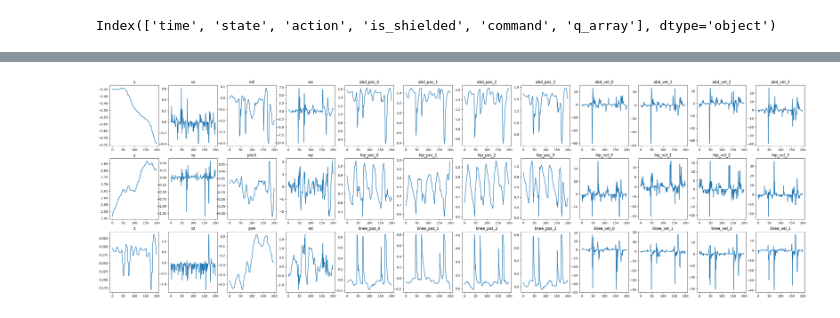
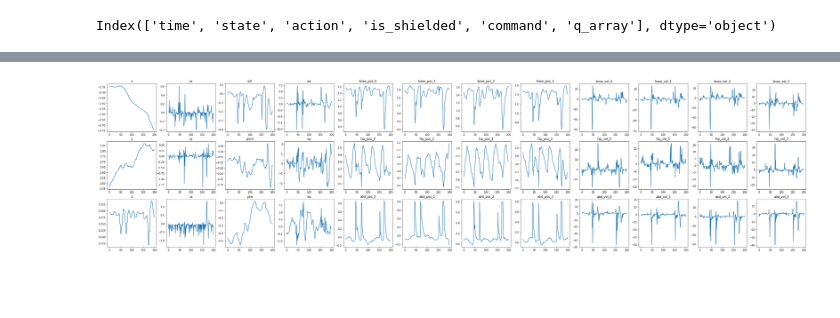
Before and after one commit to SafeRoboticsLab/GhostSDK, a Jupyter notebook: SDK/mblink/data_analysis.ipynb, the cells around one changed output, grey strips where cells are left out. Cells and saved outputs as stored; diff of their text form; code cells hidden in the pictures; blank space fills up the shorter version.

```diff
--- a/SDK/mblink/data_analysis.ipynb
+++ b/SDK/mblink/data_analysis.ipynb
@@ -88,25 +117,25 @@ plt.show()
 # %%
 state_var_name = ["x", "y", "z",
                   "vx", "vy", "vz",
                   "roll", "pitch", "yaw",
                   "wx", "wy", "wz",
-                  "abd_pos_0", "hip_pos_0", "knee_pos_0",
-                  "abd_pos_1", "hip_pos_1", "knee_pos_1",
-                  "abd_pos_2", "hip_pos_2", "knee_pos_2",
-                  "abd_pos_3", "hip_pos_3", "knee_pos_3",
-                  "abd_vel_0", "hip_vel_0", "knee_vel_0",
-                  "abd_vel_1", "hip_vel_1", "knee_vel_1",
-                  "abd_vel_2", "hip_vel_2", "knee_vel_2",
-                  "abd_vel_3", "hip_vel_3", "knee_vel_3"
+                  "knee_pos_0", "hip_pos_0", "abd_pos_0",
+                  "knee_pos_1", "hip_pos_1", "abd_pos_1",
+                  "knee_pos_2", "hip_pos_2", "abd_pos_2",
+                  "knee_pos_3", "hip_pos_3", "abd_pos_3",
+                  "knee_vel_0", "hip_vel_0", "abd_vel_0",
+                  "knee_vel_1", "hip_vel_1", "abd_vel_1",
+                  "knee_vel_2", "hip_vel_2", "abd_vel_2",
+                  "knee_vel_3", "hip_vel_3", "abd_vel_3",
                   ]
 lim_low = 1000
 lim_up = 1200
 
-fig, ax = plt.subplots(3, 12, figsize=(40, 12))
+fig, ax = plt.subplots(3, 12, figsize=(50, 12))
 for j in range(12):
     for i in range(3):
         ax[i][j].plot(state_array[lim_low:lim_up, j*3+i])
         ax[i][j].set_title(state_var_name[j*3+i])
 plt.show()
 # %% [output]
-[figure, old version]
+[figure, new version]
```
Also changed, not shown: parts of 10 cells of this notebook.
